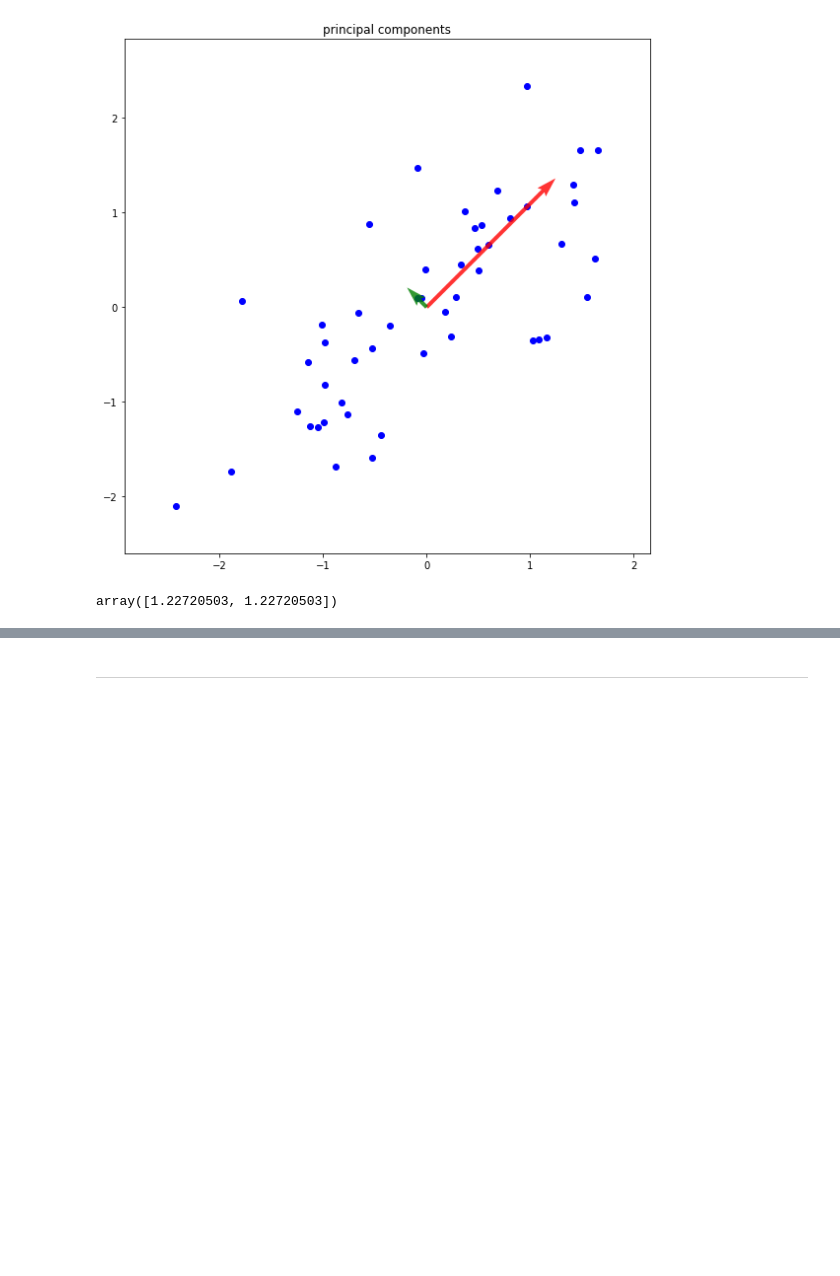
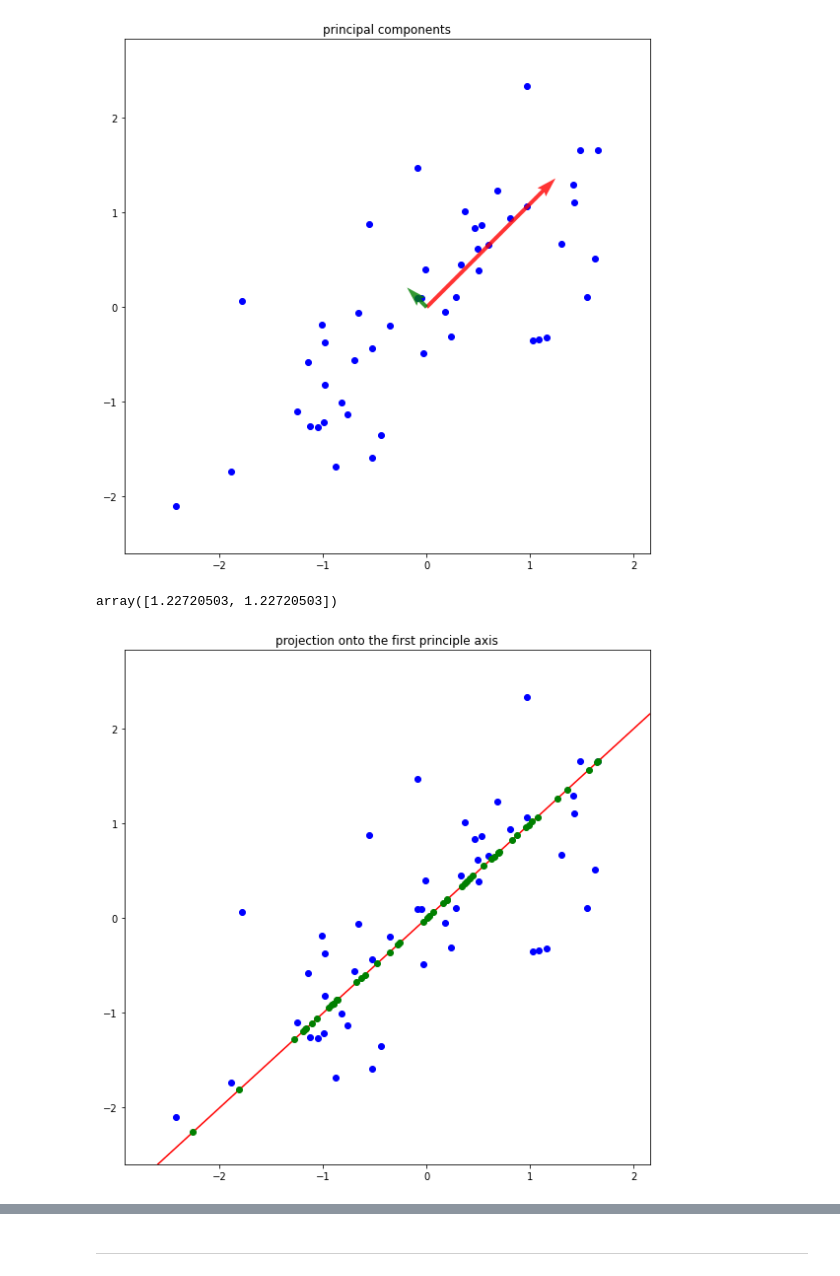
Before and after one commit to MunJeongHyeon/machine-learning-class, a Jupyter notebook: 12/assignment_12.ipynb, the cells around one changed output, grey strips where cells are left out. Saved outputs shown, nothing was run; the diff lists cells and outputs as text; code cells hidden in the pictures; blank space fills up the shorter version.

Commit message:
projection plot

```diff
--- a/12/assignment_12.ipynb
+++ b/12/assignment_12.ipynb
@@ -526,3 +526,25 @@ def function_result_04():
 
     plt.tight_layout()
     plt.show()
+# %%
+plt.figure(figsize=(8,8))
+plt.title('projection onto the first principle axis')
+
+    # ++++++++++++++++++++++++++++++++++++++++++++++++++
+    # complete the blanks
+    #
+
+plt.scatter(x, y, color='blue')
+plt.axline((0,0), principal_component_1, color = 'r')
+plt.plot(projection1[:, 0], projection1[:, 1], 'o', color = 'g')
+
+    #
+    # ++++++++++++++++++++++++++++++++++++++++++++++++++
+
+plt.xlim(min_x - 0.5, max_x + 0.5)
+plt.ylim(min_y - 0.5, max_y + 0.5)
+
+plt.tight_layout()
+plt.show()
+# %% [output]
+[figure, added]
```
Also changed, not shown: parts of 4 cells of this notebook.
